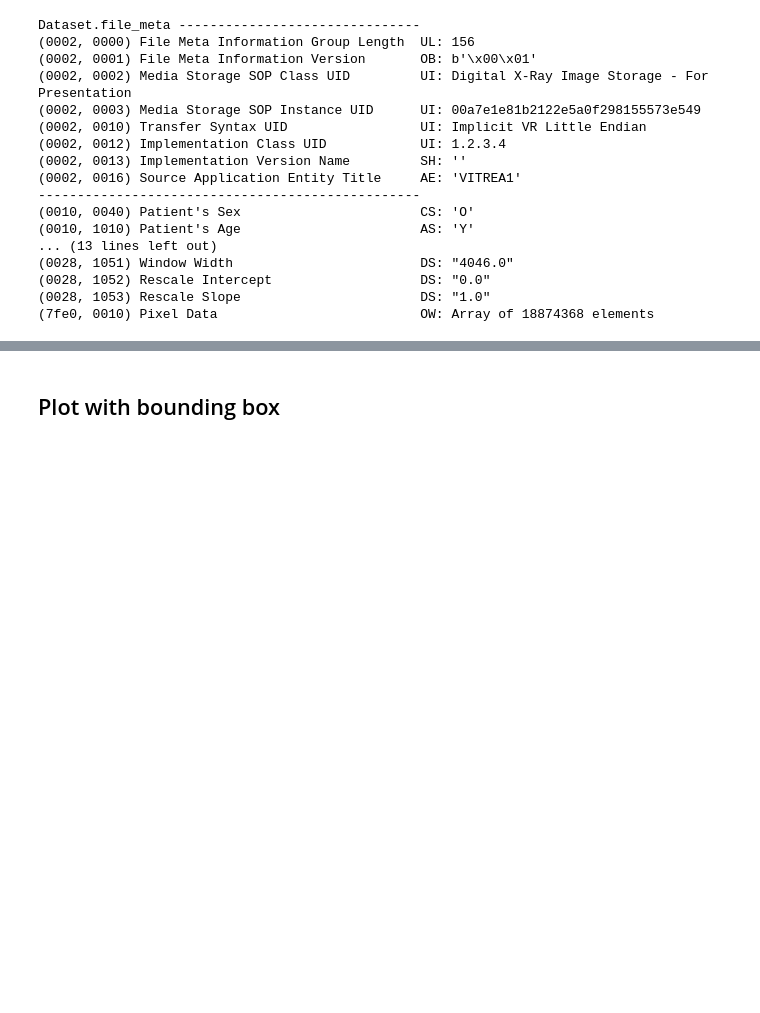
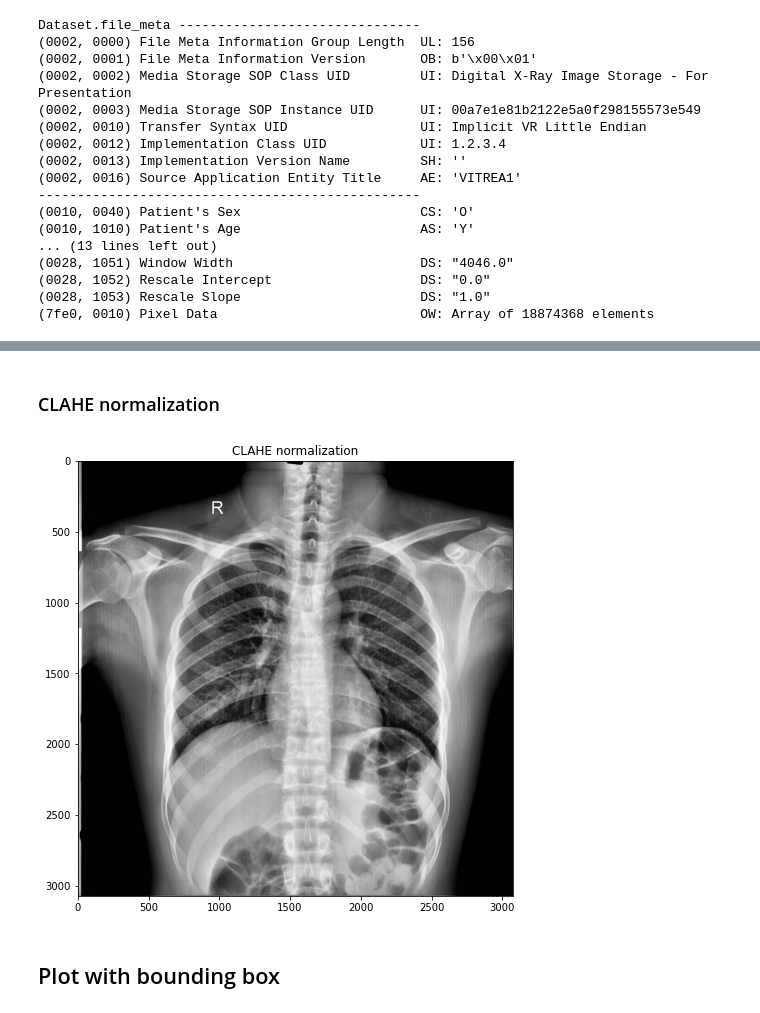
Before and after one commit to daitranskku/chest_x_ray_abnormalities_detection, a Jupyter notebook: EDA.ipynb, the cells around one changed output, grey strips where cells are left out. Cells and saved outputs as stored; diff of their text form; code cells hidden in the pictures; blank space fills up the shorter version.

```diff
--- a/EDA.ipynb
+++ b/EDA.ipynb
@@ -187,3 +204,14 @@ plt.show()
+# %% [markdown]
+### CLAHE normalization
+# %%
+img_clahe_normalization = exposure.equalize_adapthist(img/np.max(img))
+
+plt.figure(figsize = (8,8))
+plt.imshow(img_clahe_normalization, 'gray')
+plt.title('CLAHE normalization')
+plt.show()
+# %% [output]
+[figure, added]
 # %% [markdown]
 ## Plot with bounding box
 # %% [markdown]
```
Also changed, not shown: parts of 10 cells of this notebook.
